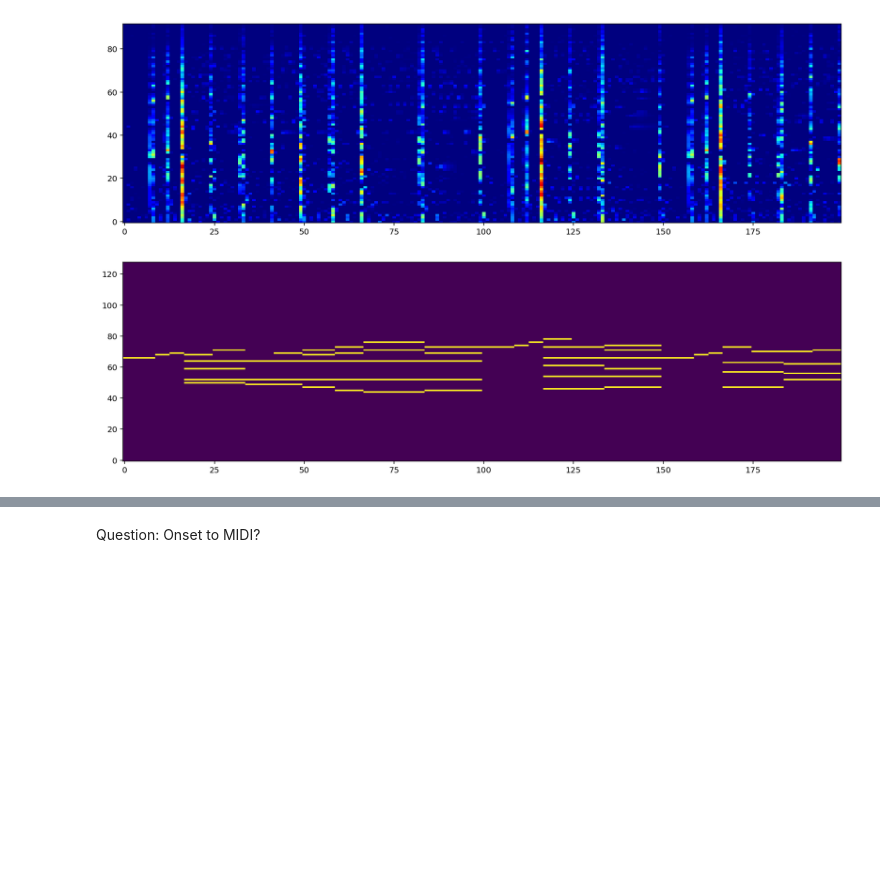
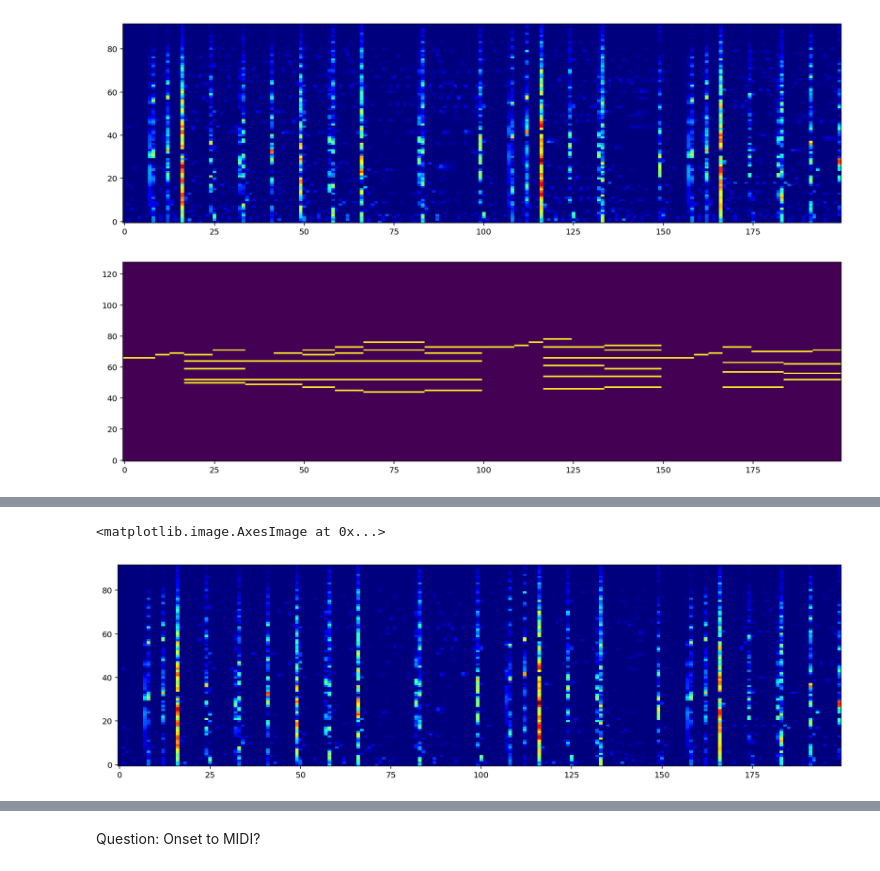
Before and after one commit to mjenrungrot/salience_sheet_following, a Jupyter notebook: InitialAttempt.ipynb, the cells around one changed output, grey strips where cells are left out. Cells and saved outputs as stored; diff of their text form; code cells hidden in the pictures; blank space fills up the shorter version.

```diff
--- a/InitialAttempt.ipynb
+++ b/InitialAttempt.ipynb
@@ -191,0 +214,9 @@ plt.imshow(midi[:,:200], aspect='auto', origin='lower')
+# %%
+mv_mean = convolve(output, np.ones((1,11))/11, mode='constant')
+smoothed = ReLU(output - mv_mean)
+plt.figure("Spectrogram", figsize=(16, 10))
+plt.subplot(2,1,1)
+plt.imshow(smoothed[:, :200] , cmap="jet", aspect="auto", origin="lower")
+# %% [output]
+<matplotlib.image.AxesImage at 0x...>
+[figure, added]
```
Also changed, not shown: parts of 3 cells of this notebook.
